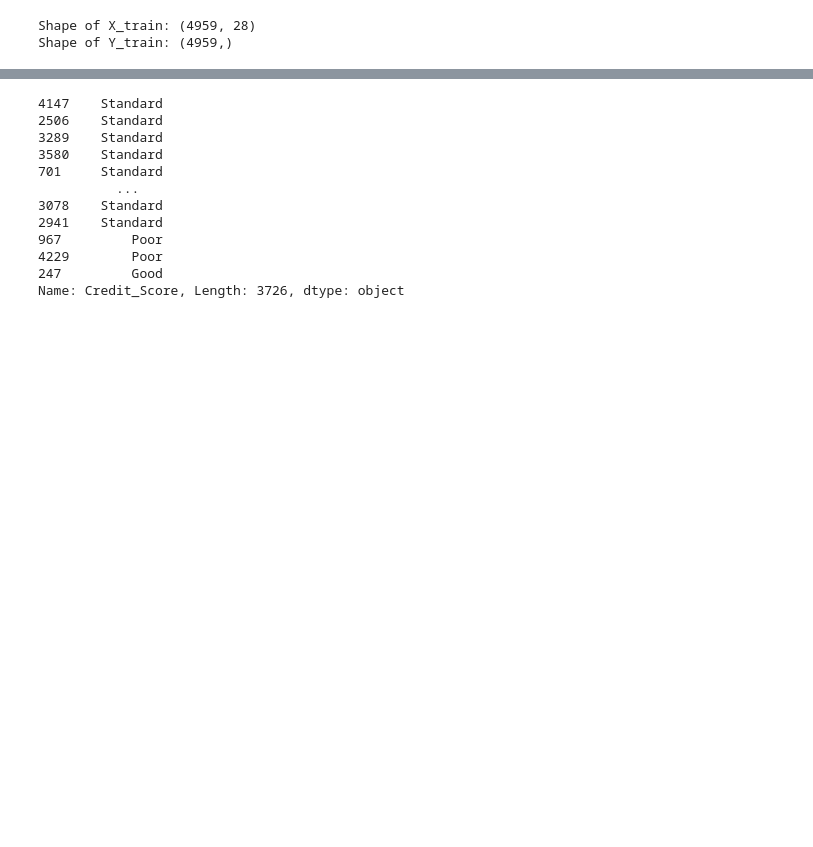
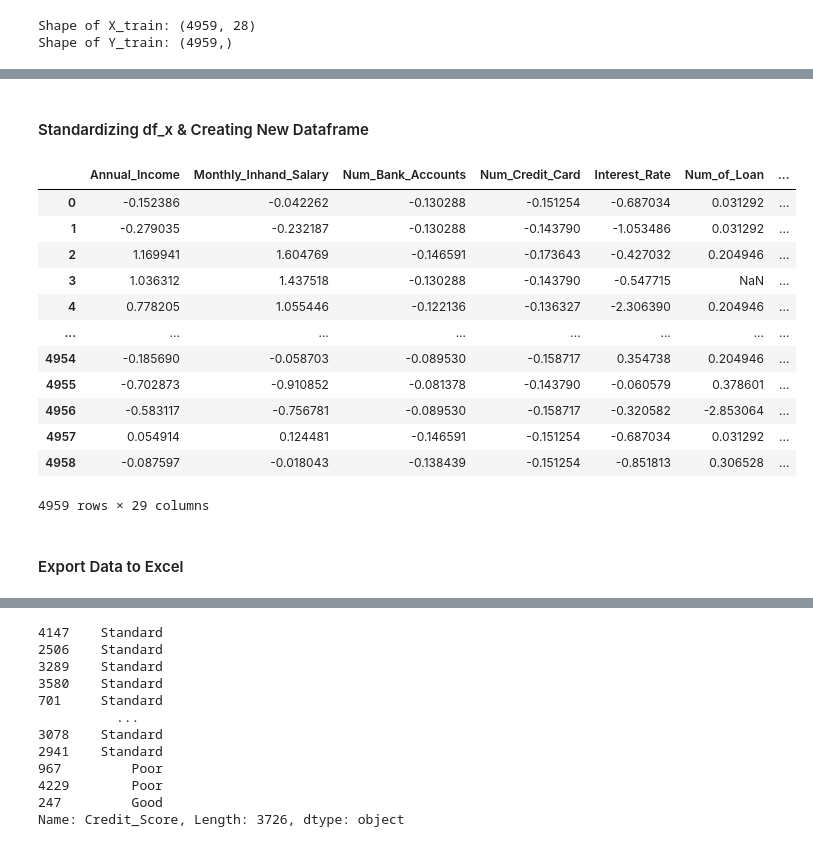
Before and after one commit to holiday-sean/CreditScore_Classifier, a Jupyter notebook: credit_score_classifier.ipynb, the cells around one changed output, grey strips where cells are left out. Drawn from its saved outputs; the diff is of its cells as text; code cells hidden in the pictures; blank space fills up the shorter version.

```diff
--- a/credit_score_classifier.ipynb
+++ b/credit_score_classifier.ipynb
@@ -152,0 +320,46 @@ Shape of Y_train: (4959,)
+# %% [markdown]
+#### Standardizing df_x & Creating New Dataframe
+# %%
+from sklearn.preprocessing import StandardScaler
+
+scaleStandard = StandardScaler()
+
+# Standardize all of the transformed features
+standardized_x = df_x.iloc[:, 0:16]
+encoded_cols = df_x.iloc[:, 16:]
+new_df = scaleStandard.fit_transform(standardized_x)
+# %%
+new_df = pd.DataFrame(new_df, columns = ['Annual_Income', 'Monthly_Inhand_Salary', 'Num_Bank_Accounts', 'Num_Credit_Card',
+                                        'Interest_Rate', 'Num_of_Loan', 'Delay_from_due_date', 'Num_of_Delayed_Payment',
+                                        'Changed_Credit_Limit', 'Num_Credit_Inquiries', 'Outstanding_Debt',
+                                        'Credit_Utilization_Ratio', 'Credit_History_Age', 'Total_EMI_per_month',
+                                        'Amount_invested_monthly', 'Monthly_Balance'])
+# %%
+# Attaching encoded features to the standardized feature frame
+encoded_cols = encoded_cols.set_index(new_df.index)
+
+for column_name in encoded_cols.columns:
+    new_df[column_name] = encoded_cols[column_name]
+# %%
+df_y = df_y.to_frame().set_index(new_df.index)
+
+# Attaching classification labels to the features data frame
+new_df['Credit_Score'] = df_y
+# %%
+new_df
+# %% [output]
+|  | Annual_Income | Monthly_Inhand_Salary | Num_Bank_Accounts | Num_Credit_Card | Interest_Rate | Num_of_Loan | ... |
+| 0 | -0.152386 | -0.042262 | -0.130288 | -0.151254 | -0.687034 | 0.031292 | ... |
+| 1 | -0.279035 | -0.232187 | -0.130288 | -0.143790 | -1.053486 | 0.031292 | ... |
+| 2 | 1.169941 | 1.604769 | -0.146591 | -0.173643 | -0.427032 | 0.204946 | ... |
+| 3 | 1.036312 | 1.437518 | -0.130288 | -0.143790 | -0.547715 | NaN | ... |
+| 4 | 0.778205 | 1.055446 | -0.122136 | -0.136327 | -2.306390 | 0.204946 | ... |
+| ... | ... | ... | ... | ... | ... | ... | ... |
+| 4954 | -0.185690 | -0.058703 | -0.089530 | -0.158717 | 0.354738 | 0.204946 | ... |
+| 4955 | -0.702873 | -0.910852 | -0.081378 | -0.143790 | -0.060579 | 0.378601 | ... |
+| 4956 | -0.583117 | -0.756781 | -0.089530 | -0.158717 | -0.320582 | -2.853064 | ... |
+| 4957 | 0.054914 | 0.124481 | -0.146591 | -0.151254 | -0.687034 | 0.031292 | ... |
+| 4958 | -0.087597 | -0.018043 | -0.138439 | -0.151254 | -0.851813 | 0.306528 | ... |
+4959 rows × 29 columns
+# %% [markdown]
+#### Export Data to Excel
```
Also changed, not shown: parts of 75 cells of this notebook, 2 other files.
